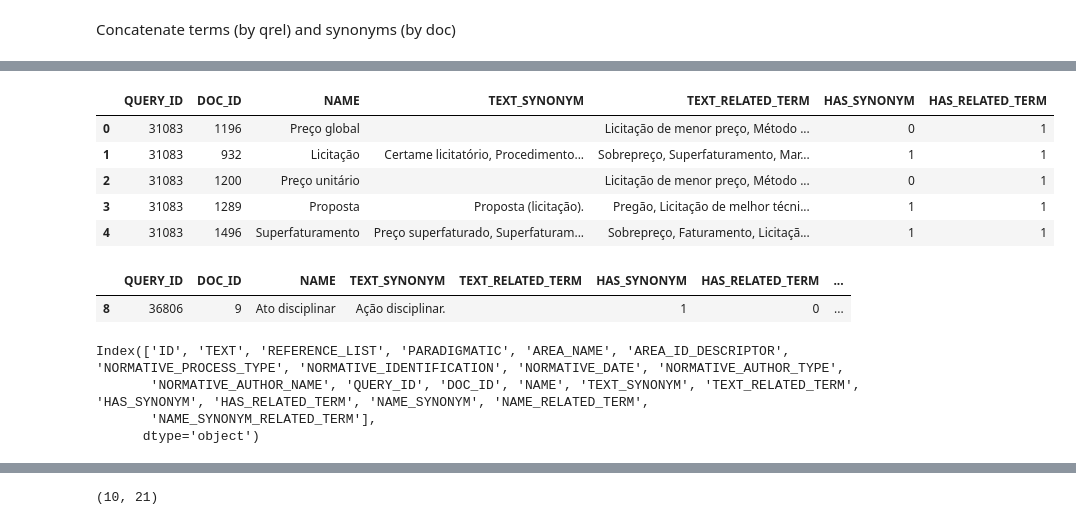
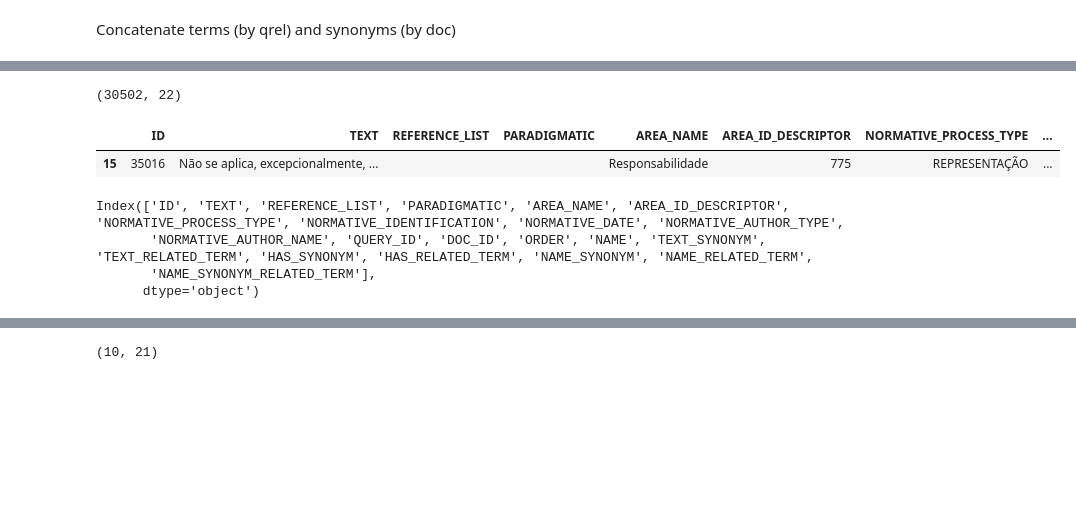
Before and after one commit to marcusborela/ind-ir, a Jupyter notebook: code/generate_index_juris_tcu_extra_index_by_indir.ipynb, the cells around one changed output, grey strips where cells are left out. Drawn from its saved outputs; the diff is of its cells as text; code cells hidden in the pictures; blank space fills up the shorter version.

```diff
--- a/code/generate_index_juris_tcu_extra_index_by_indir.ipynb
+++ b/code/generate_index_juris_tcu_extra_index_by_indir.ipynb
@@ -365,31 +350,26 @@ df
 # %%
 del df['ID']
-# %%
-df.head()
-# %% [output]
-|  | QUERY_ID | DOC_ID | NAME | TEXT_SYNONYM | TEXT_RELATED_TERM | HAS_SYNONYM | HAS_RELATED_TERM |
-| 0 | 31083 | 1196 | Preço global |  | Licitação de menor preço, Método ... | 0 | 1 |
-| 1 | 31083 | 932 | Licitação | Certame licitatório, Procedimento... | Sobrepreço, Superfaturamento, Mar... | 1 | 1 |
-| 2 | 31083 | 1200 | Preço unitário |  | Licitação de menor preço, Método ... | 0 | 1 |
-| 3 | 31083 | 1289 | Proposta | Proposta (licitação). | Pregão, Licitação de melhor técni... | 1 | 1 |
-| 4 | 31083 | 1496 | Superfaturamento | Preço superfaturado, Superfaturam... | Sobrepreço, Faturamento, Licitaçã... | 1 | 1 |
+# %%
+df[df['TEXT_SYNONYM']==''].shape
+# %% [output]
+(30502, 22)
 # %%
-df['NAME_SYNONYM'] = df.apply(lambda row: row['NAME'] if row['TEXT_SYNONYM'] == '' else row['NAME'] + ' - ' + row['TEXT_SYNONYM'], axis=1)
+df['NAME_SYNONYM'] = df.apply(lambda row: row['NAME'] if row['TEXT_SYNONYM'] == '' else row['NAME'] + ' - ' + row['TEXT_SYNONYM'].rstrip('.'), axis=1)
 # %%
-df['NAME_RELATED_TERM'] = df.apply(lambda row: row['NAME'] if row['TEXT_RELATED_TERM'] == '' else row['NAME'] + ' -- ' + row['TEXT_RELATED_TERM'], axis=1)
+df['NAME_RELATED_TERM'] = df.apply(lambda row: row['NAME'] if row['TEXT_RELATED_TERM'] == '' else row['NAME'] + ' -- ' + row['TEXT_RELATED_TERM'].rstrip('.'), axis=1).str.rstrip('.')
 # %%
-df['NAME_SYNONYM_RELATED_TERM'] = df.apply(lambda row: row['NAME_SYNONYM'] if row['TEXT_RELATED_TERM'] == '' else row['NAME_SYNONYM'] + ' -- ' + row['TEXT_RELATED_TERM'], axis=1)
+df['NAME_SYNONYM_RELATED_TERM'] = df.apply(lambda row: row['NAME_SYNONYM'] if row['TEXT_RELATED_TERM'] == '' else row['NAME_SYNONYM'].rstrip('.') + ' -- ' + row['TEXT_RELATED_TERM'].rstrip('.'), axis=1).str.rstrip('.')
 # %%
-df[(df['HAS_SYNONYM']==1) & (df['HAS_RELATED_TERM']==0)].head(10)
+df[(df['HAS_SYNONYM']==1) & (df['HAS_RELATED_TERM']==0)].head(1)
 # %% [output]
-|  | QUERY_ID | DOC_ID | NAME | TEXT_SYNONYM | TEXT_RELATED_TERM | HAS_SYNONYM | HAS_RELATED_TERM | ... |
-| 8 | 36806 | 9 | Ato disciplinar | Ação disciplinar. |  | 1 | 0 | ... |
+|  | ID | TEXT | REFERENCE_LIST | PARADIGMATIC | AREA_NAME | AREA_ID_DESCRIPTOR | NORMATIVE_PROCESS_TYPE | ... |
+| 15 | 35016 | Não se aplica, excepcionalmente, ... |  |  | Responsabilidade | 775 | REPRESENTAÇÃO | ... |
 # %%
 df = df_query.merge(df, how='inner', left_on='ID', right_on='QUERY_ID')
 # %%
 df.columns
 # %% [output]
 Index(['ID', 'TEXT', 'REFERENCE_LIST', 'PARADIGMATIC', 'AREA_NAME', 'AREA_ID_DESCRIPTOR', 'NORMATIVE_PROCESS_TYPE', 'NORMATIVE_IDENTIFICATION', 'NORMATIVE_DATE', 'NORMATIVE_AUTHOR_TYPE',
-       'NORMATIVE_AUTHOR_NAME', 'QUERY_ID', 'DOC_ID', 'NAME', 'TEXT_SYNONYM', 'TEXT_RELATED_TERM', 'HAS_SYNONYM', 'HAS_RELATED_TERM', 'NAME_SYNONYM', 'NAME_RELATED_TERM',
+       'NORMATIVE_AUTHOR_NAME', 'QUERY_ID', 'DOC_ID', 'ORDER', 'NAME', 'TEXT_SYNONYM', 'TEXT_RELATED_TERM', 'HAS_SYNONYM', 'HAS_RELATED_TERM', 'NAME_SYNONYM', 'NAME_RELATED_TERM',
        'NAME_SYNONYM_RELATED_TERM'],
       dtype='object')
```
Also changed, not shown: parts of 24 cells of this notebook, 1 other file.
